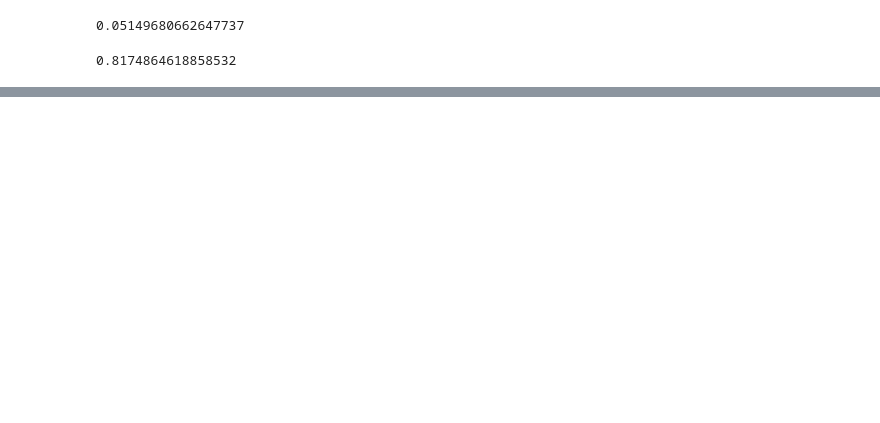
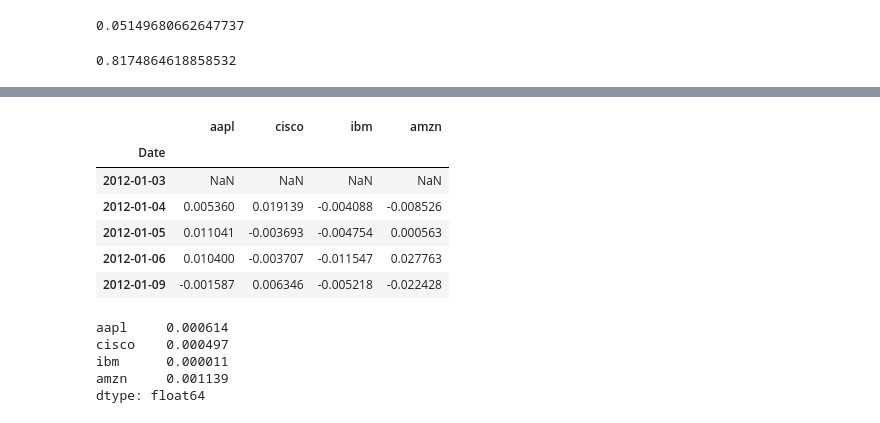
Before and after one commit to RISHIKESHAVAN/resources, a Jupyter notebook: PythonForFinance/Python-for-Finance-Repo-master/09-Python-Finance-Fundamentals/PortfolioAllocation.ipynb, the cells around one changed output, grey strips where cells are left out. Drawn from its saved outputs; the diff is of its cells as text; code cells hidden in the pictures; blank space fills up the shorter version.

```diff
--- a/PythonForFinance/Python-for-Finance-Repo-master/09-Python-Finance-Fundamentals/PortfolioAllocation.ipynb
+++ b/PythonForFinance/Python-for-Finance-Repo-master/09-Python-Finance-Fundamentals/PortfolioAllocation.ipynb
@@ -123,0 +150,18 @@ ASR
+# %%
+log_ret.head()
+# %% [output]
+|  | aapl | cisco | ibm | amzn |
+| Date |  |  |  |  |
+| 2012-01-03 | NaN | NaN | NaN | NaN |
+| 2012-01-04 | 0.005360 | 0.019139 | -0.004088 | -0.008526 |
+| 2012-01-05 | 0.011041 | -0.003693 | -0.004754 | 0.000563 |
+| 2012-01-06 | 0.010400 | -0.003707 | -0.011547 | 0.027763 |
+| 2012-01-09 | -0.001587 | 0.006346 | -0.005218 | -0.022428 |
+# %%
+log_ret.mean()
+# %% [output]
+aapl     0.000614
+cisco    0.000497
+ibm      0.000011
+amzn     0.001139
+dtype: float64
```
Also changed, not shown: parts of 41 cells of this notebook, 1 other file.
